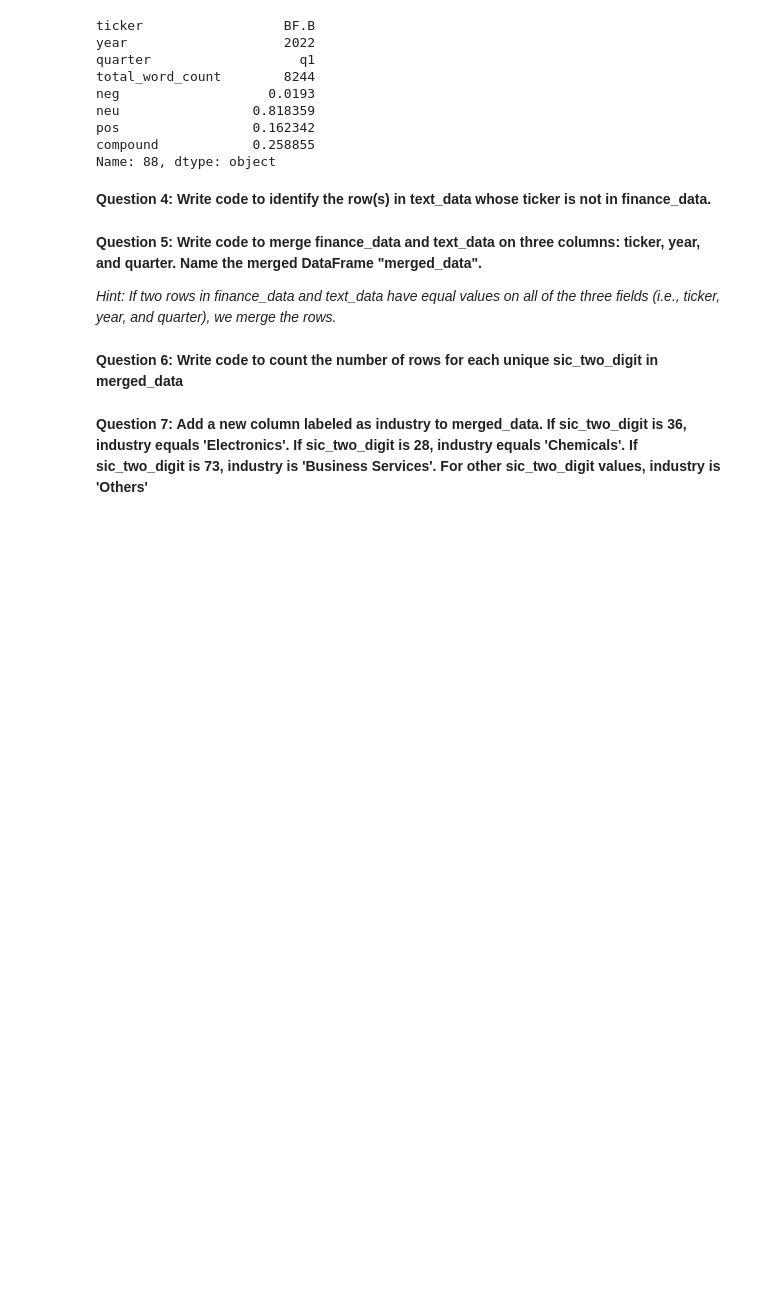
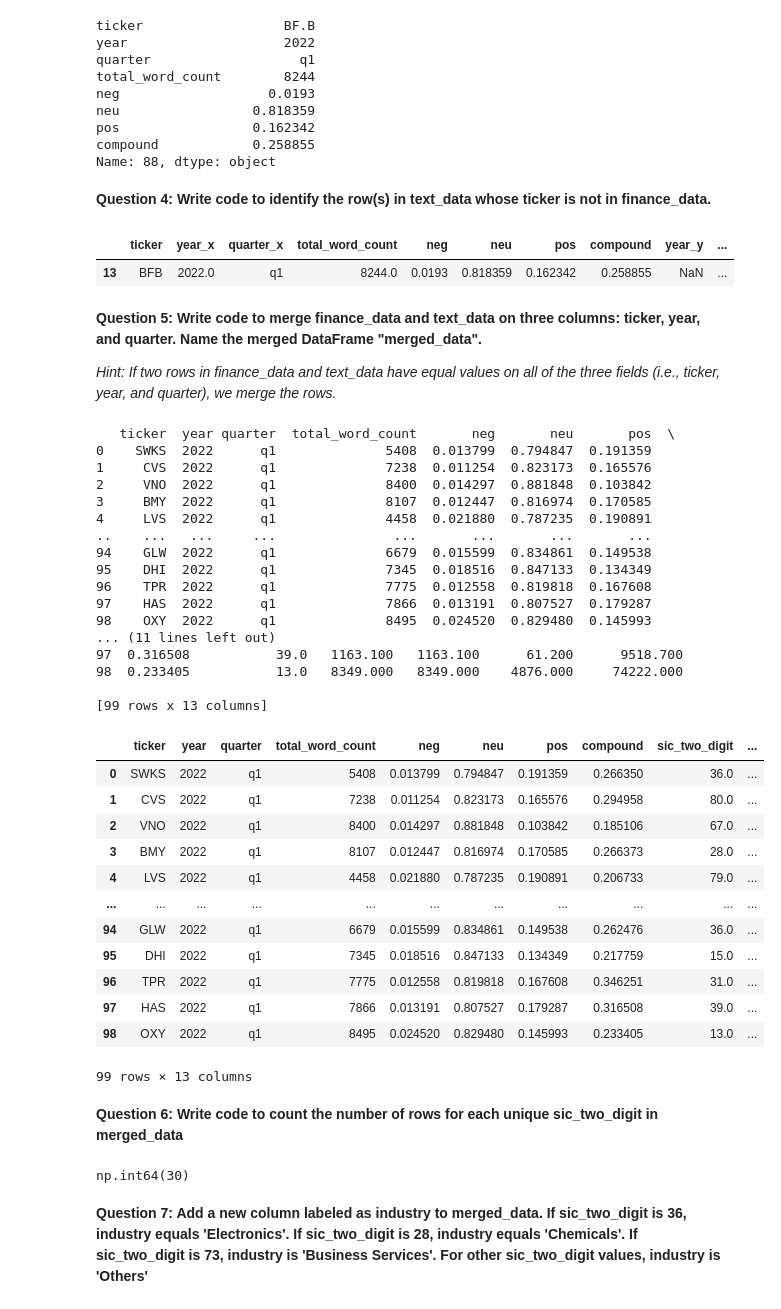
Before and after one commit to hud-turn/CIS-606-001, a Jupyter notebook: Coding/Assignment3/FA25_Assignment3_Pandas.ipynb, the cells around one changed output. Cells and saved outputs as stored; diff of their text form; code cells hidden in the pictures; blank space fills up the shorter version.

Commit message:
Made Changes to assignment 3

```diff
--- a/Coding/Assignment3/FA25_Assignment3_Pandas.ipynb
+++ b/Coding/Assignment3/FA25_Assignment3_Pandas.ipynb
@@ -88,11 +87,60 @@ compound            0.258855
 Name: 88, dtype: object
 # %% [markdown]
 **Question 4: Write code to identify the row(s) in text_data whose ticker is not in finance_data.**
+# %%
+merged_df = text_data.merge(finance_data, on='ticker', how='outer', indicator=True)
+# Filter for rows present only in the left DataFrame
+left_exclusive_df = merged_df[merged_df['_merge'] == 'left_only']
+left_exclusive_df
+# %% [output]
+|  | ticker | year_x | quarter_x | total_word_count | neg | neu | pos | compound | year_y | ... |
+| 13 | BFB | 2022.0 | q1 | 8244.0 | 0.0193 | 0.818359 | 0.162342 | 0.258855 | NaN | ... |
 # %% [markdown]
 **Question 5: Write code to merge finance_data and text_data on three columns: ticker, year, and quarter. Name the merged DataFrame "merged_data".**
 
 *Hint: If two rows in finance_data and text_data have equal values on all of the three fields (i.e., ticker, year, and quarter), we merge the rows.*
+# %%
+cleanedText = text_data.drop_duplicates(subset=['ticker', 'year', 'quarter'])
+cleanedFinance = finance_data.drop_duplicates(subset=['ticker', 'year', 'quarter'])
+merged_data = pd.merge(cleanedText, cleanedFinance, on=['ticker', 'year', 'quarter'], how='inner')
+print(merged_data)
+merged_data.drop_duplicates(subset=['ticker', 'year', 'quarter']) # I thought I understood what the assignment was asking here but was not 100% sure so I dropped duplicates twice.
+# %% [output]
+   ticker  year quarter  total_word_count       neg       neu       pos  \
+0    SWKS  2022      q1              5408  0.013799  0.794847  0.191359
+1     CVS  2022      q1              7238  0.011254  0.823173  0.165576
+2     VNO  2022      q1              8400  0.014297  0.881848  0.103842
+3     BMY  2022      q1              8107  0.012447  0.816974  0.170585
+4     LVS  2022      q1              4458  0.021880  0.787235  0.190891
+..    ...   ...     ...               ...       ...       ...       ...
+94    GLW  2022      q1              6679  0.015599  0.834861  0.149538
+95    DHI  2022      q1              7345  0.018516  0.847133  0.134349
+96    TPR  2022      q1              7775  0.012558  0.819818  0.167608
+97    HAS  2022      q1              7866  0.013191  0.807527  0.179287
+98    OXY  2022      q1              8495  0.024520  0.829480  0.145993
+... (11 lines left out)
+97  0.316508           39.0   1163.100   1163.100      61.200      9518.700
+98  0.233405           13.0   8349.000   8349.000    4876.000     74222.000
+
+[99 rows x 13 columns]
+|  | ticker | year | quarter | total_word_count | neg | neu | pos | compound | sic_two_digit | ... |
+| 0 | SWKS | 2022 | q1 | 5408 | 0.013799 | 0.794847 | 0.191359 | 0.266350 | 36.0 | ... |
+| 1 | CVS | 2022 | q1 | 7238 | 0.011254 | 0.823173 | 0.165576 | 0.294958 | 80.0 | ... |
+| 2 | VNO | 2022 | q1 | 8400 | 0.014297 | 0.881848 | 0.103842 | 0.185106 | 67.0 | ... |
+| 3 | BMY | 2022 | q1 | 8107 | 0.012447 | 0.816974 | 0.170585 | 0.266373 | 28.0 | ... |
+| 4 | LVS | 2022 | q1 | 4458 | 0.021880 | 0.787235 | 0.190891 | 0.206733 | 79.0 | ... |
+| ... | ... | ... | ... | ... | ... | ... | ... | ... | ... | ... |
+| 94 | GLW | 2022 | q1 | 6679 | 0.015599 | 0.834861 | 0.149538 | 0.262476 | 36.0 | ... |
+| 95 | DHI | 2022 | q1 | 7345 | 0.018516 | 0.847133 | 0.134349 | 0.217759 | 15.0 | ... |
+| 96 | TPR | 2022 | q1 | 7775 | 0.012558 | 0.819818 | 0.167608 | 0.346251 | 31.0 | ... |
+| 97 | HAS | 2022 | q1 | 7866 | 0.013191 | 0.807527 | 0.179287 | 0.316508 | 39.0 | ... |
+| 98 | OXY | 2022 | q1 | 8495 | 0.024520 | 0.829480 | 0.145993 | 0.233405 | 13.0 | ... |
+99 rows × 13 columns
 # %% [markdown]
 **Question 6: Write code to count the number of rows for each unique sic_two_digit in merged_data**
+# %%
+merged_data.drop_duplicates(subset=['sic_two_digit'], keep='first')['sic_two_digit'].count() #There are 30 distinct records in this row
+# %% [output]
+np.int64(30)
 # %% [markdown]
 **Question 7: Add a new column labeled as industry to merged_data. If sic_two_digit is 36, industry equals 'Electronics'. If sic_two_digit is 28, industry equals 'Chemicals'. If sic_two_digit is 73, industry is 'Business Services'. For other sic_two_digit values, industry is 'Others'**
```
Also changed, not shown: parts of 5 cells of this notebook, 1 other file.
